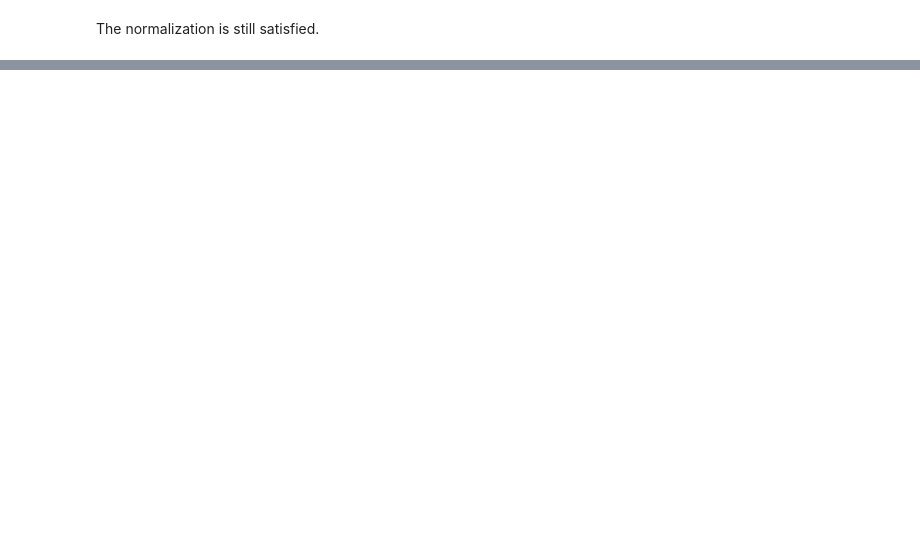
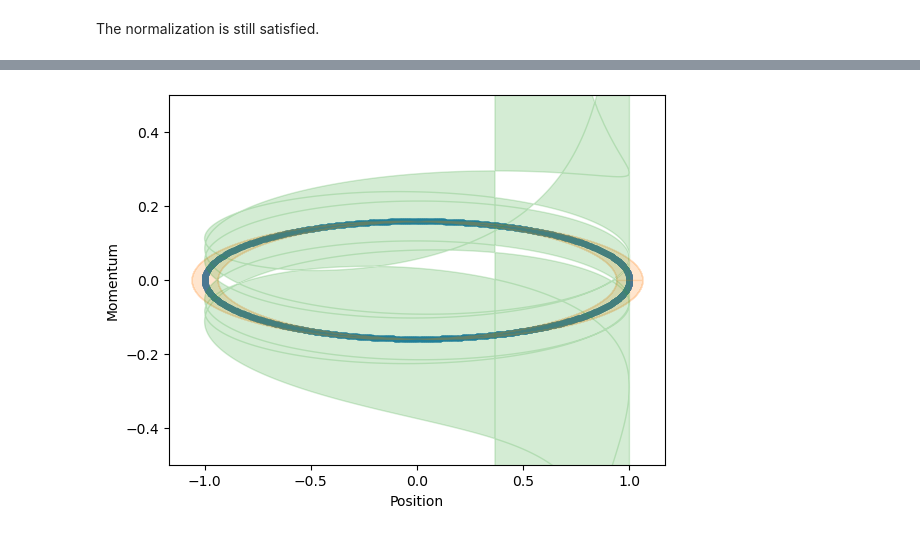
Before and after one commit to FSchierok/compPhys, a Jupyter notebook: Sheet07/A1.ipynb, the cells around one changed output, grey strips where cells are left out. Cells and saved outputs as stored; diff of their text form; code cells hidden in the pictures; blank space fills up the shorter version.

```diff
--- a/Sheet07/A1.ipynb
+++ b/Sheet07/A1.ipynb
@@ -79,0 +89,19 @@ fig.tight_layout()
+# %%
+psis2 = np.array([psi_0])
+for i in range(int(tauMax / dTau)):
+    psis2 = np.append(psis2, [TimeEvOp @ psis2[-1]], axis=0)
+
+pos_density = np.abs(psis2) ** 2
+pos_mean = np.sum(Xi * pos_density, axis=1)
+pos_var = np.sum((Xi - pos_mean[:, np.newaxis]) ** 2 * pos_density, axis=1)
+
+psi_mom = np.fft.fft(psis2, axis=1)
+psi_mom = np.fft.fftshift(psi_mom, axes=1)
+psi_mom /= norm(psi_mom, axis=1)[:, np.newaxis]
+mom_density = np.abs(psi_mom) ** 2
+
+p = np.fft.fftfreq(size, d=dXi)
+p = np.fft.fftshift(p)
+
+mom_mean = np.sum(p * mom_density, axis=1)
+mom_var = np.sum((p - mom_mean[:, np.newaxis]) ** 2 * mom_density, axis=1)
@@ -79,0 +111,22 @@ fig.tight_layout()
+# %%
+# Create scatter plot for mean values
+plt.scatter(pos_mean, mom_mean, color="tab:blue", label="Mean Values", s=10)
+
+# Create translucent fields for the one sigma area
+plt.fill_betweenx(
+    mom_mean, pos_mean - pos_std, pos_mean + pos_std, color="tab:orange", alpha=0.2
+)
+plt.fill_between(
+    pos_mean, mom_mean - mom_std, mom_mean + mom_std, color="tab:green", alpha=0.2
+)
+# Create error bars for the momentum
+
+# Add labels and legend
+plt.xlabel("Position")
+plt.ylabel("Momentum")
+plt.ylim(-0.5, 0.5)
+
+# Show the plot
+plt.show()
+# %% [output]
+[figure, added]
```
Also changed, not shown: parts of 7 cells of this notebook.
